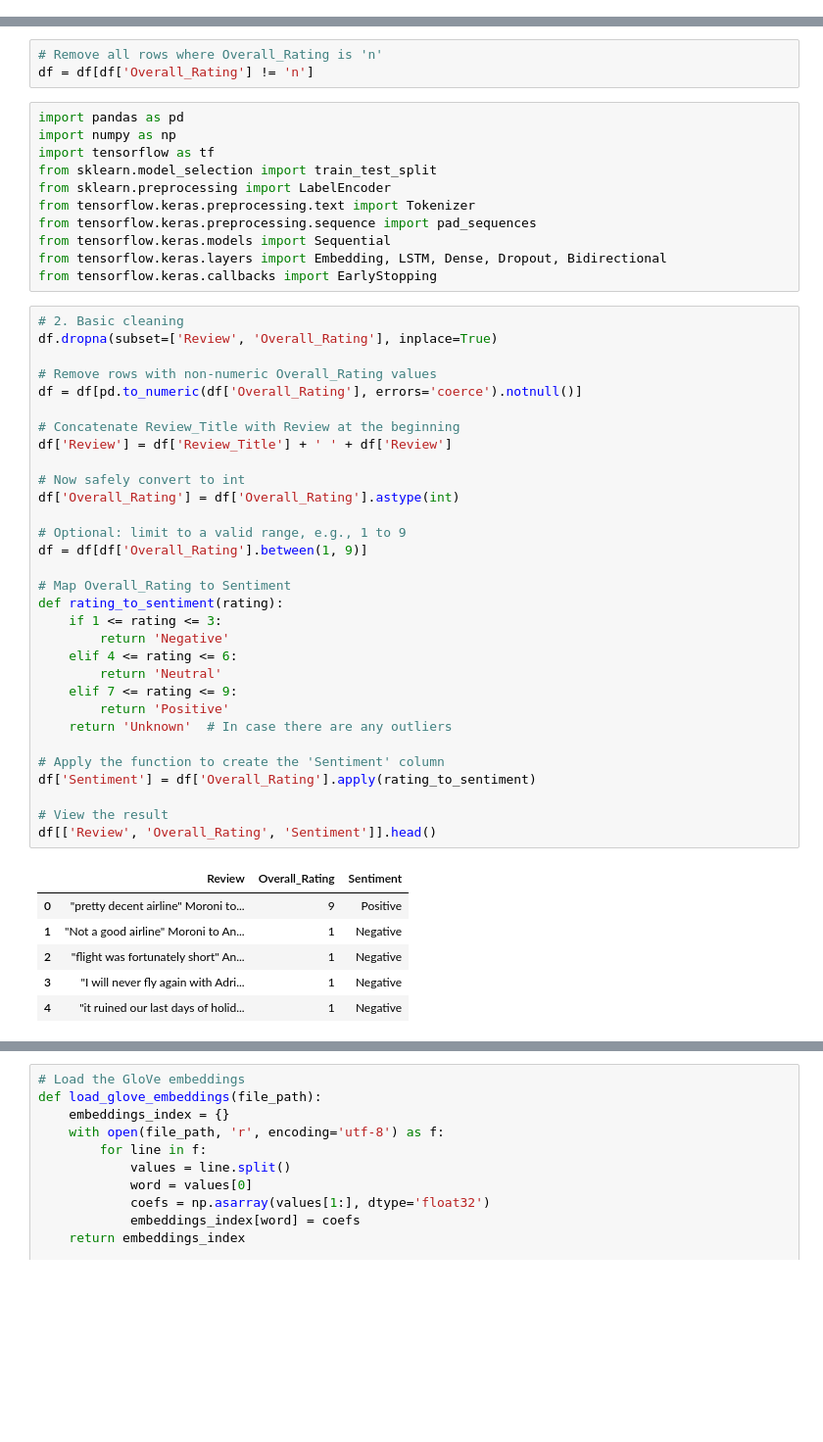
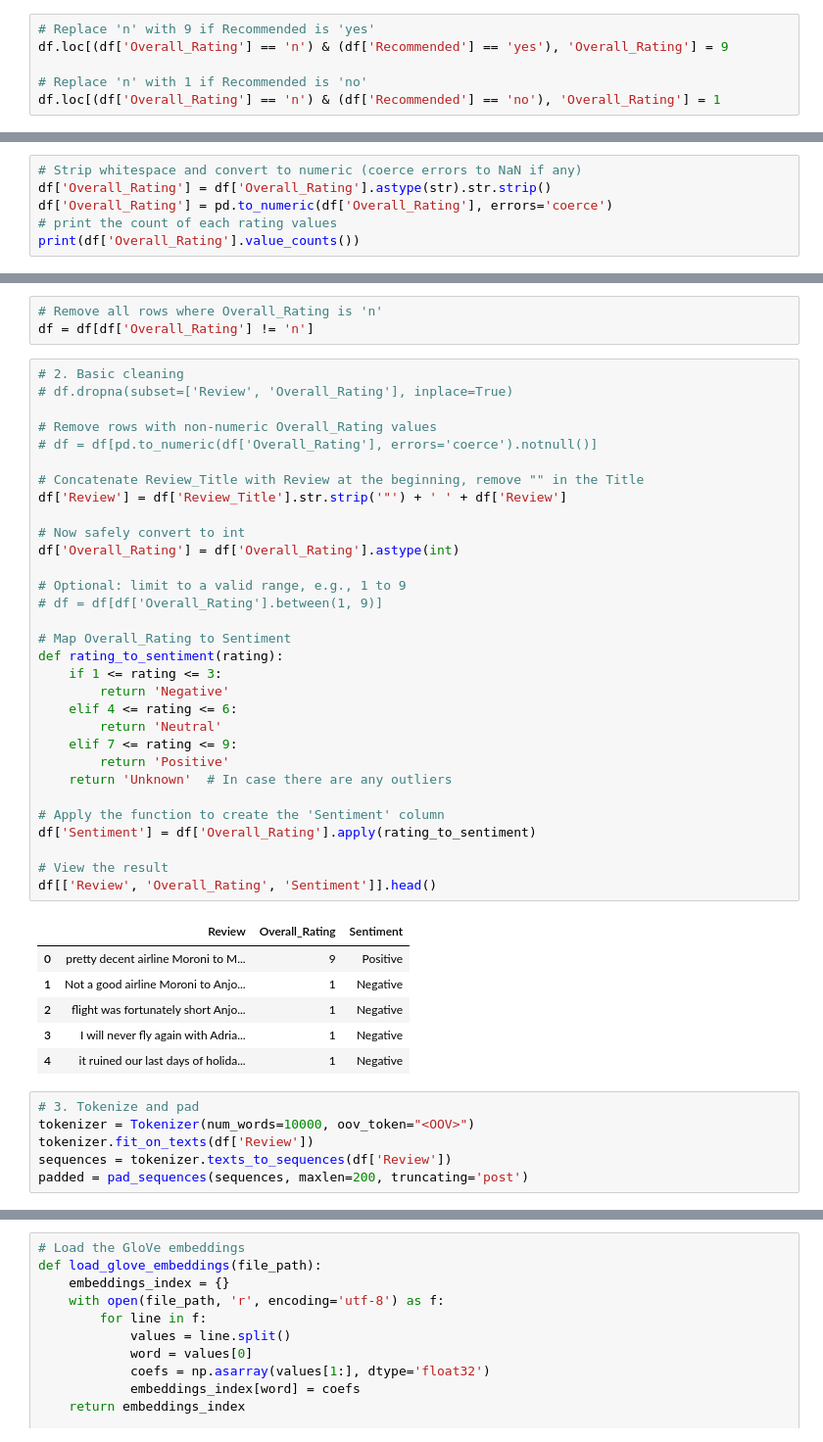
Before and after one commit to andr3w1699/Intelligent_System_for_Pattern_Recognition, a Jupyter notebook: Assignement3.ipynb, the cells around one changed output, grey strips where cells are left out. Shown at 98% size. Drawn from its saved outputs; the diff is of its cells as text; blank space fills up the shorter version.

```diff
--- a/Assignement3.ipynb
+++ b/Assignement3.ipynb
@@ -43,0 +91,6 @@ object
+# %%
+# Replace 'n' with 9 if Recommended is 'yes'
+df.loc[(df['Overall_Rating'] == 'n') & (df['Recommended'] == 'yes'), 'Overall_Rating'] = 9
+
+# Replace 'n' with 1 if Recommended is 'no'
+df.loc[(df['Overall_Rating'] == 'n') & (df['Recommended'] == 'no'), 'Overall_Rating'] = 1
@@ -43,0 +114,6 @@ object
+# %%
+# Strip whitespace and convert to numeric (coerce errors to NaN if any)
+df['Overall_Rating'] = df['Overall_Rating'].astype(str).str.strip()
+df['Overall_Rating'] = pd.to_numeric(df['Overall_Rating'], errors='coerce')
+# print the count of each rating values
+print(df['Overall_Rating'].value_counts())
@@ -44,52 +132,47 @@ object
 # %%
 # Remove all rows where Overall_Rating is 'n'
 df = df[df['Overall_Rating'] != 'n']
-# %%
-import pandas as pd
-import numpy as np
-import tensorflow as tf
-from sklearn.model_selection import train_test_split
-from sklearn.preprocessing import LabelEncoder
-from tensorflow.keras.preprocessing.text import Tokenizer
-from tensorflow.keras.preprocessing.sequence import pad_sequences
-from tensorflow.keras.models import Sequential
-from tensorflow.keras.layers import Embedding, LSTM, Dense, Dropout, Bidirectional
-from tensorflow.keras.callbacks import EarlyStopping
 # %%
 # 2. Basic cleaning
-df.dropna(subset=['Review', 'Overall_Rating'], inplace=True)
+# df.dropna(subset=['Review', 'Overall_Rating'], inplace=True)
 
 # Remove rows with non-numeric Overall_Rating values
-df = df[pd.to_numeric(df['Overall_Rating'], errors='coerce').notnull()]
+# df = df[pd.to_numeric(df['Overall_Rating'], errors='coerce').notnull()]
 
-# Concatenate Review_Title with Review at the beginning
-df['Review'] = df['Review_Title'] + ' ' + df['Review']
+# Concatenate Review_Title with Review at the beginning, remove "" in the Title
+df['Review'] = df['Review_Title'].str.strip('"') + ' ' + df['Review']
 
 # Now safely convert to int
 df['Overall_Rating'] = df['Overall_Rating'].astype(int)
 
 # Optional: limit to a valid range, e.g., 1 to 9
-df = df[df['Overall_Rating'].between(1, 9)]
+# df = df[df['Overall_Rating'].between(1, 9)]
 
 # Map Overall_Rating to Sentiment
 def rating_to_sentiment(rating):
     if 1 <= rating <= 3:
         return 'Negative'
     elif 4 <= rating <= 6:
         return 'Neutral'
     elif 7 <= rating <= 9:
         return 'Positive'
     return 'Unknown'  # In case there are any outliers
 
 # Apply the function to create the 'Sentiment' column
 df['Sentiment'] = df['Overall_Rating'].apply(rating_to_sentiment)
 
 # View the result
 df[['Review', 'Overall_Rating', 'Sentiment']].head()
 # %% [output]
 |  | Review | Overall_Rating | Sentiment |
-| 0 | "pretty decent airline" Moroni to... | 9 | Positive |
-| 1 | "Not a good airline" Moroni to An... | 1 | Negative |
-| 2 | "flight was fortunately short" An... | 1 | Negative |
-| 3 | "I will never fly again with Adri... | 1 | Negative |
-| 4 | "it ruined our last days of holid... | 1 | Negative |
+| 0 | pretty decent airline Moroni to M... | 9 | Positive |
+| 1 | Not a good airline Moroni to Anjo... | 1 | Negative |
+| 2 | flight was fortunately short Anjo... | 1 | Negative |
+| 3 | I will never fly again with Adria... | 1 | Negative |
+| 4 | it ruined our last days of holida... | 1 | Negative |
+# %%
+# 3. Tokenize and pad
+tokenizer = Tokenizer(num_words=10000, oov_token="<OOV>")
+tokenizer.fit_on_texts(df['Review'])
+sequences = tokenizer.texts_to_sequences(df['Review'])
+padded = pad_sequences(sequences, maxlen=200, truncating='post')
```
Also changed, not shown: parts of 23 cells of this notebook.
